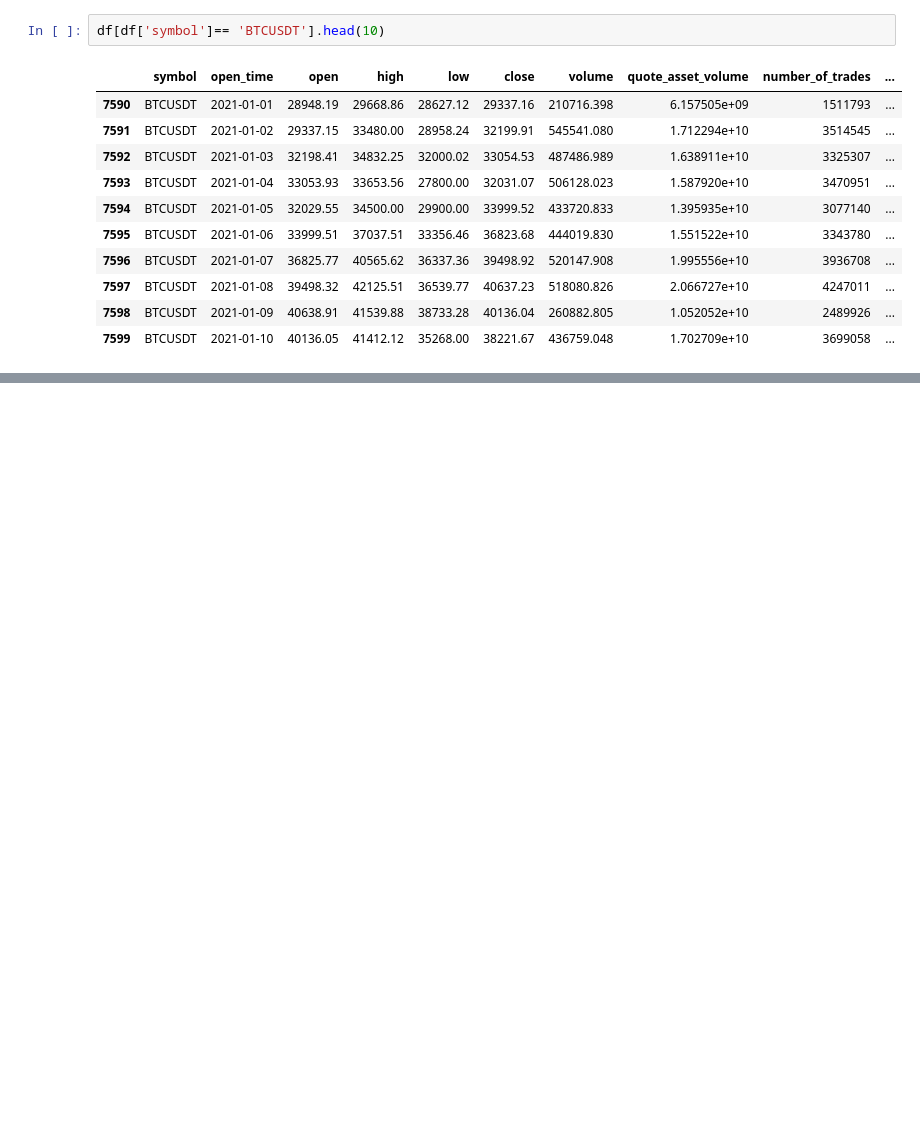
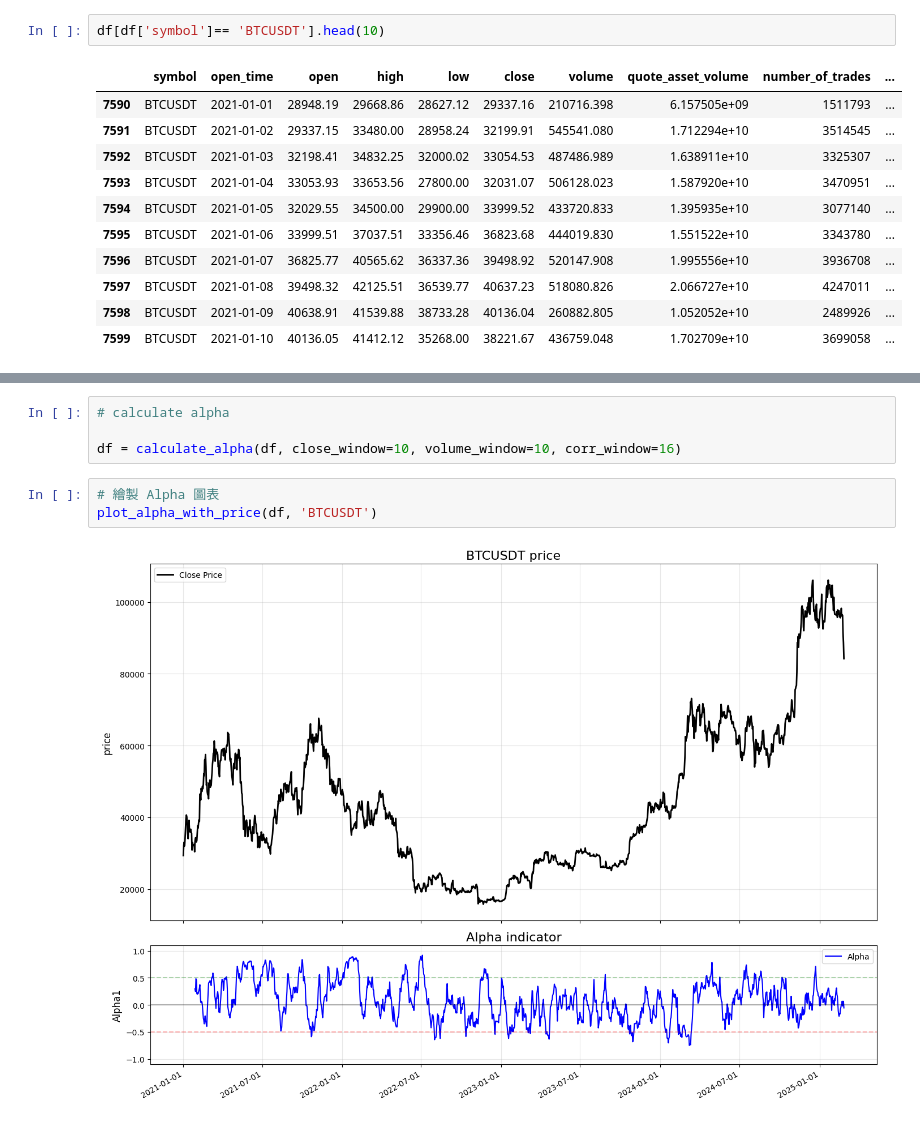
Before and after one commit to adenmao1202/crypto, a Jupyter notebook: Alpha-Research/ML/data_eda.ipynb, the cells around one changed output, grey strips where cells are left out. Saved outputs shown, nothing was run; the diff lists cells and outputs as text; blank space fills up the shorter version.

```diff
--- a/Alpha-Research/ML/data_eda.ipynb
+++ b/Alpha-Research/ML/data_eda.ipynb
@@ -527,0 +1126,9 @@ def plot_price_vs_vwap(symbol_name):
+# %%
+# calculate alpha
+
+df = calculate_alpha(df, close_window=10, volume_window=10, corr_window=16)
+# %%
+# 繪製 Alpha 圖表
+plot_alpha_with_price(df, 'BTCUSDT')
+# %% [output]
+[figure, added]
```
Also changed, not shown: parts of 24 cells of this notebook, 1 other file.
